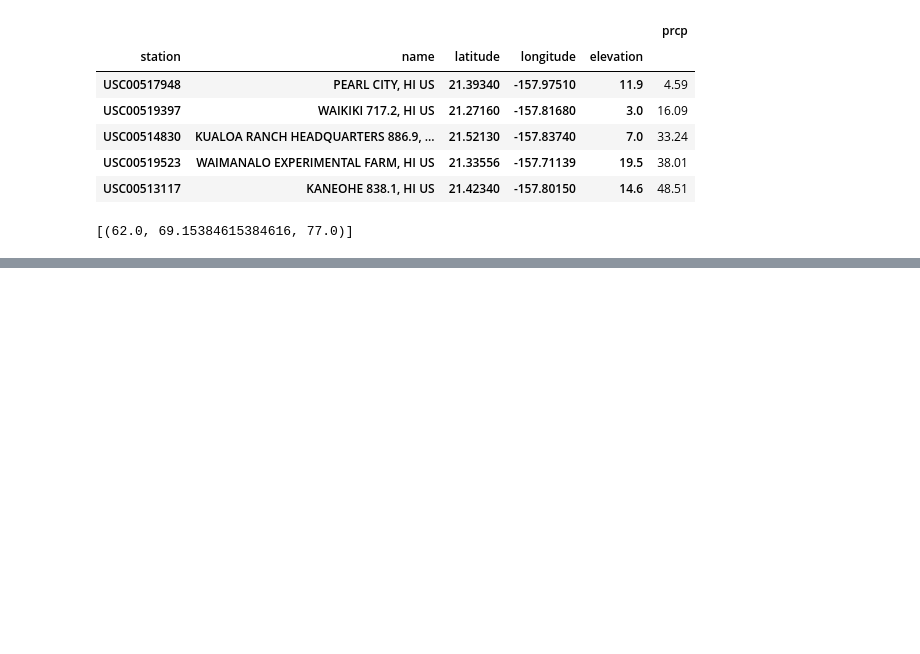
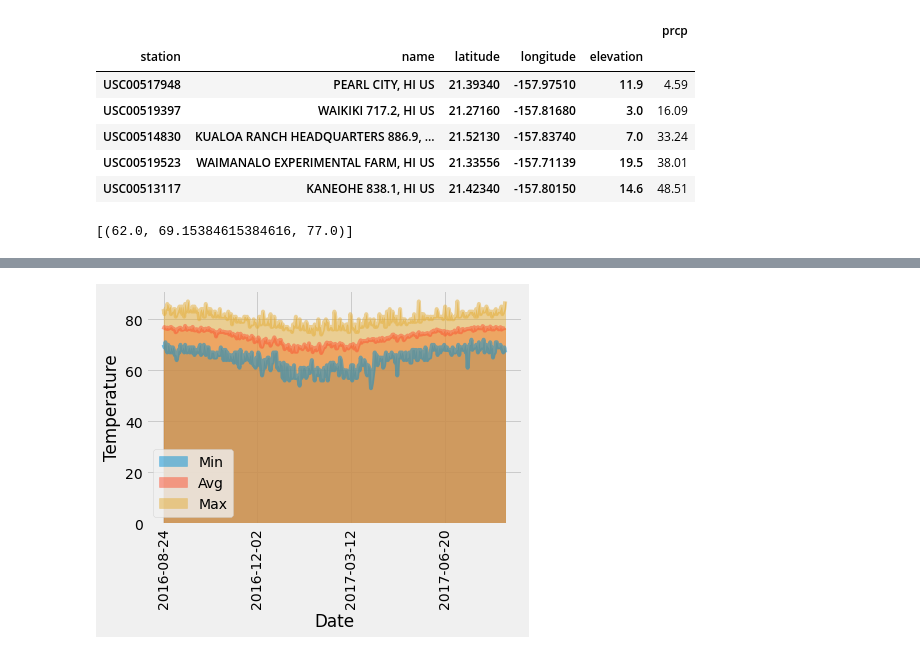
Before and after one commit to beckyydo/sqlalchemy-challenge, a Jupyter notebook: climate_starter.ipynb, the cells around one changed output, grey strips where cells are left out. Drawn from its saved outputs; the diff is of its cells as text; code cells hidden in the pictures; blank space fills up the shorter version.

```diff
--- a/climate_starter.ipynb
+++ b/climate_starter.ipynb
@@ -314,9 +297,19 @@ daily_normals("01-01")
 daily_normals("08-23")
 
 # Set the start and end date of the trip
+last_date = session.query(Measurement.date).order_by(Measurement.date.desc()).all()
+last_date = last_date[0][0]
+start_date = dt.datetime.strptime(last_date, '%Y-%m-%d') - dt.timedelta(days = 365)
 
 # Use the start and end date to create a range of dates
+list_date = session.query(Measurement.date).filter(Measurement.date >= start_date).filter(Measurement.date <= last_date).group_by(Measurement.date).all()
 
 # Stip off the year and save a list of %m-%d strings
+strip_date = []
+for i in range(len(list_date)):
+    strip_date.append(list_date[i][0][5:10])
 
 # Loop through the list of %m-%d strings and calculate the normals for each date
+daily = []
+for i in range(len(strip_date)):
+    daily.append(daily_normals(strip_date[i]))
@@ -326,0 +316,16 @@ daily_normals("08-23")
+# %%
+# Load the previous query results into a Pandas DataFrame and add the `trip_dates` range as the `date` index
+list_date = [list_date[i][0] for i in range(len(list_date))]
+trip_date = pd.DataFrame({'date': list_date})
+
+# Get list
+tobs_min = [daily[i][0][0] for i in range(len(daily))]
+tobs_avg = [daily[i][0][1] for i in range(len(daily))]
+tobs_max = [daily[i][0][2] for i in range(len(daily))]
+
+# Create Dataframe
+trip_date = pd.DataFrame({'date': list_date, 'Min': tobs_min, 'Avg': tobs_avg, 'Max': tobs_max})
+trip_date = trip_date.set_index('date')
+
+# Display preview
+trip_date.head()
@@ -327,2 +340,13 @@ daily_normals("08-23")
 # %%
 # Plot the daily normals as an area plot with `stacked=False`
+trip_date.plot.area(stacked = False)
+
+# Format Plot
+plt.xticks(rotation = 90)
+plt.ylabel('Temperature')
+plt.xlabel('Date')
+
+# Display Plot
+plt.show()
+# %% [output]
+[figure, added]
```
Also changed, not shown: parts of 7 cells of this notebook.
